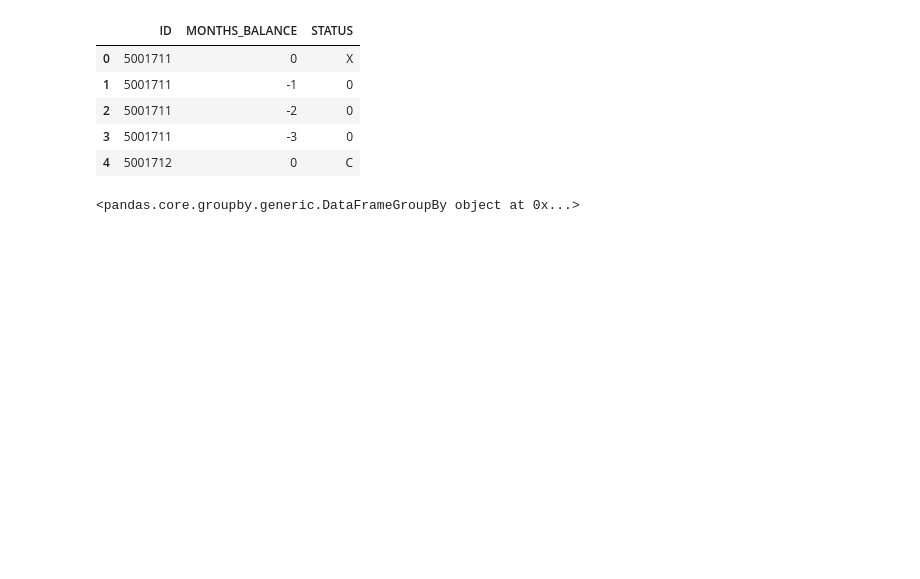
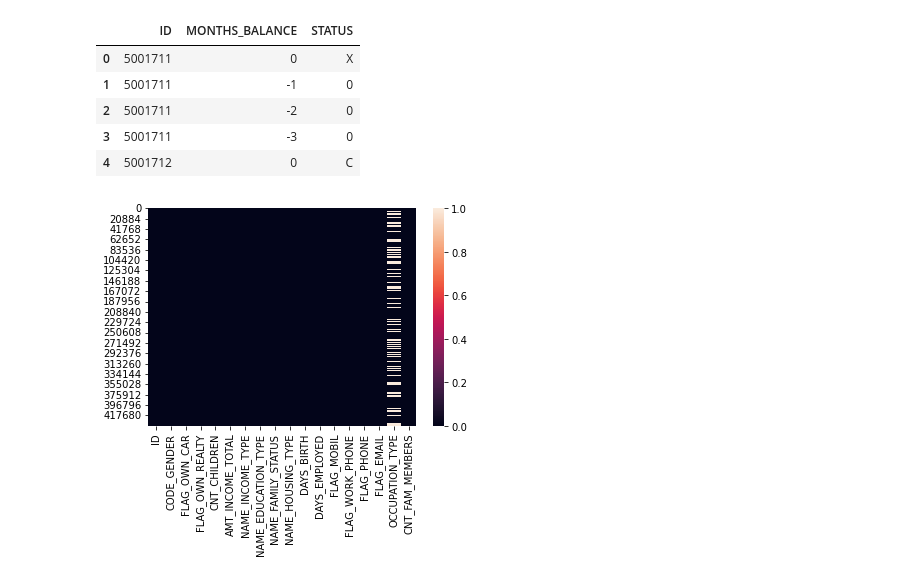
Before and after one commit to isoori/Credit-Card-Approval-Prediction, a Jupyter notebook: Credit Card Approval Prediction.ipynb, the cells around one changed output. Drawn from its saved outputs; the diff is of its cells as text; code cells hidden in the pictures; blank space fills up the shorter version.

```diff
--- a/Credit Card Approval Prediction.ipynb
+++ b/Credit Card Approval Prediction.ipynb
@@ -21,7 +23,8 @@ rec.head()
 | 2 | 5001711 | -2 | 0 |
 | 3 | 5001711 | -3 | 0 |
 | 4 | 5001712 | 0 | C |
-# %%
-dd.groupby('ID')
-# %% [output]
-<pandas.core.groupby.generic.DataFrameGroupBy object at 0x...>
+# %%
+sns.heatmap(app.isnull())
+plt.show()
+# %% [output]
+[figure, added]
```
Also changed, not shown: parts of 5 cells of this notebook.
